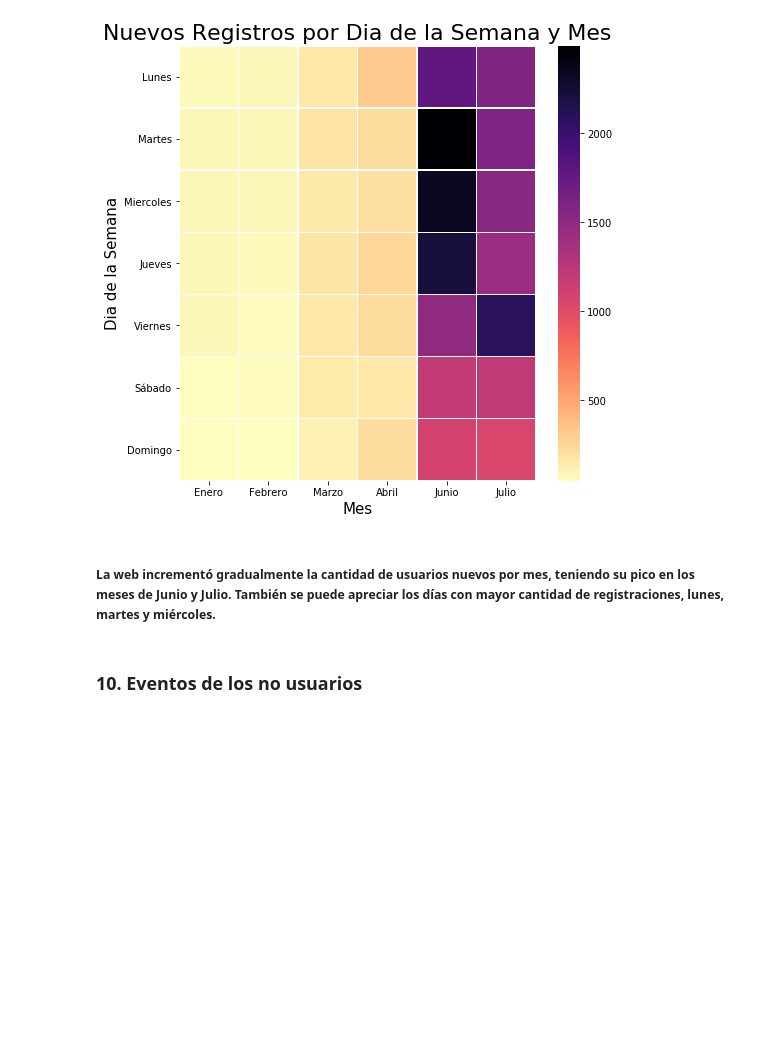
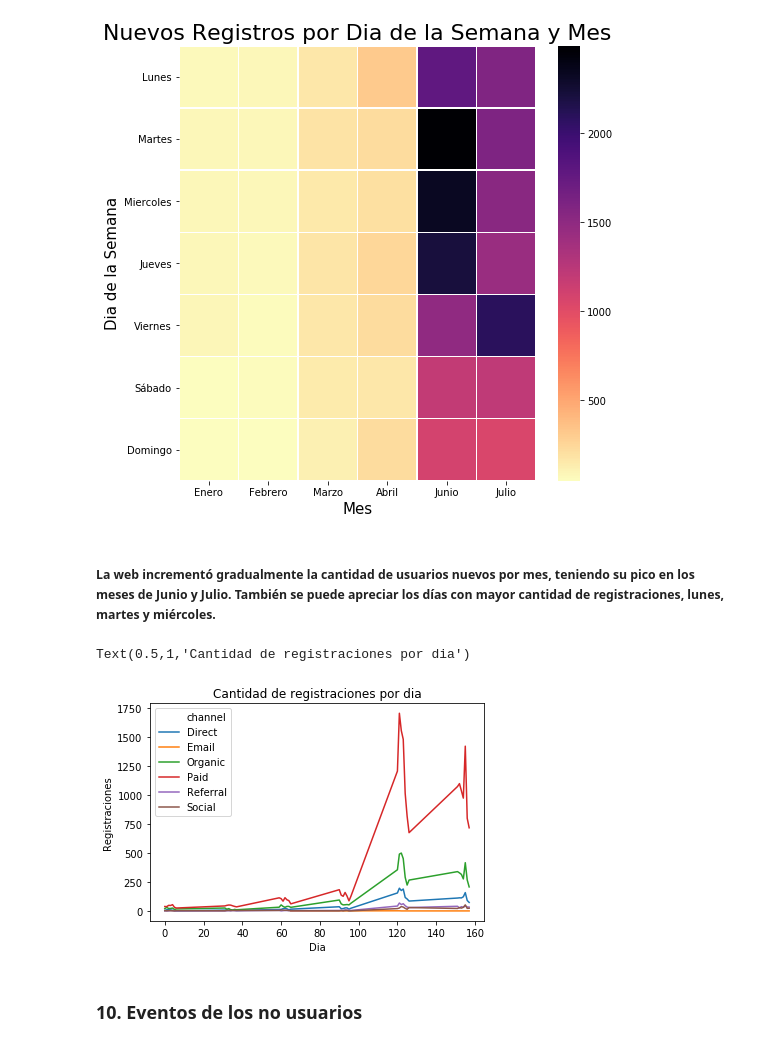
Before and after one commit to FrancoChoque/TP-Org-de-Datos, a Jupyter notebook: TP1.ipynb, the cells around one changed output. Saved outputs shown, nothing was run; the diff lists cells and outputs as text; code cells hidden in the pictures; blank space fills up the shorter version.

```diff
--- a/TP1.ipynb
+++ b/TP1.ipynb
@@ -375,6 +371,24 @@ grafico_semana.set_yticklabels(grafico_semana.get_yticklabels(),rotation=0)
 [figure]
 # %% [markdown]
 ##### La web incrementó gradualmente la cantidad de usuarios nuevos por mes, teniendo su pico en los meses de Junio y Julio. También se puede apreciar los días con mayor cantidad de registraciones, lunes, martes y miércoles.
+# %%
+canales_usuarios_nuevos = datos.loc[datos['new_vs_returning'] == 'New']
+canales_usuarios_nuevos = canales_usuarios_nuevos[['person','timestamp','channel']]
+dias_por_mes = [False,0,31,59,90,120,151]
+canales_usuarios_nuevos['timestamp'] = pd.to_datetime(canales_usuarios_nuevos['timestamp'])
+canales_usuarios_nuevos ['Mes'] = canales_usuarios_nuevos['timestamp'].dt.month
+canales_usuarios_nuevos ['Dia'] = canales_usuarios_nuevos['timestamp'].dt.dayofweek
+canales_usuarios_nuevos['Mes'] = canales_usuarios_nuevos['Mes'].apply(lambda x: dias_por_mes[x])
+canales_usuarios_nuevos['Dia'] = canales_usuarios_nuevos['Dia'] + canales_usuarios_nuevos['Mes']
+canales_usuarios_nuevos['Registraciones'] = 0
+canales_usuarios_nuevos = canales_usuarios_nuevos.groupby(['channel','Dia'])['Registraciones']\
+                                                                                            .count().reset_index()
+canales_usuarios_nuevos = canales_usuarios_nuevos.loc[canales_usuarios_nuevos['channel'] != 'Unknown']
+sns.lineplot(x='Dia',y='Registraciones',hue='channel',data=canales_usuarios_nuevos)\
+                                                                .set_title("Cantidad de registraciones por dia")
+# %% [output]
+Text(0.5,1,'Cantidad de registraciones por dia')
+[figure, added]
 # %% [markdown]
 ### 10. Eventos de los no usuarios
 # %%
```
Also changed, not shown: parts of 11 cells of this notebook.
